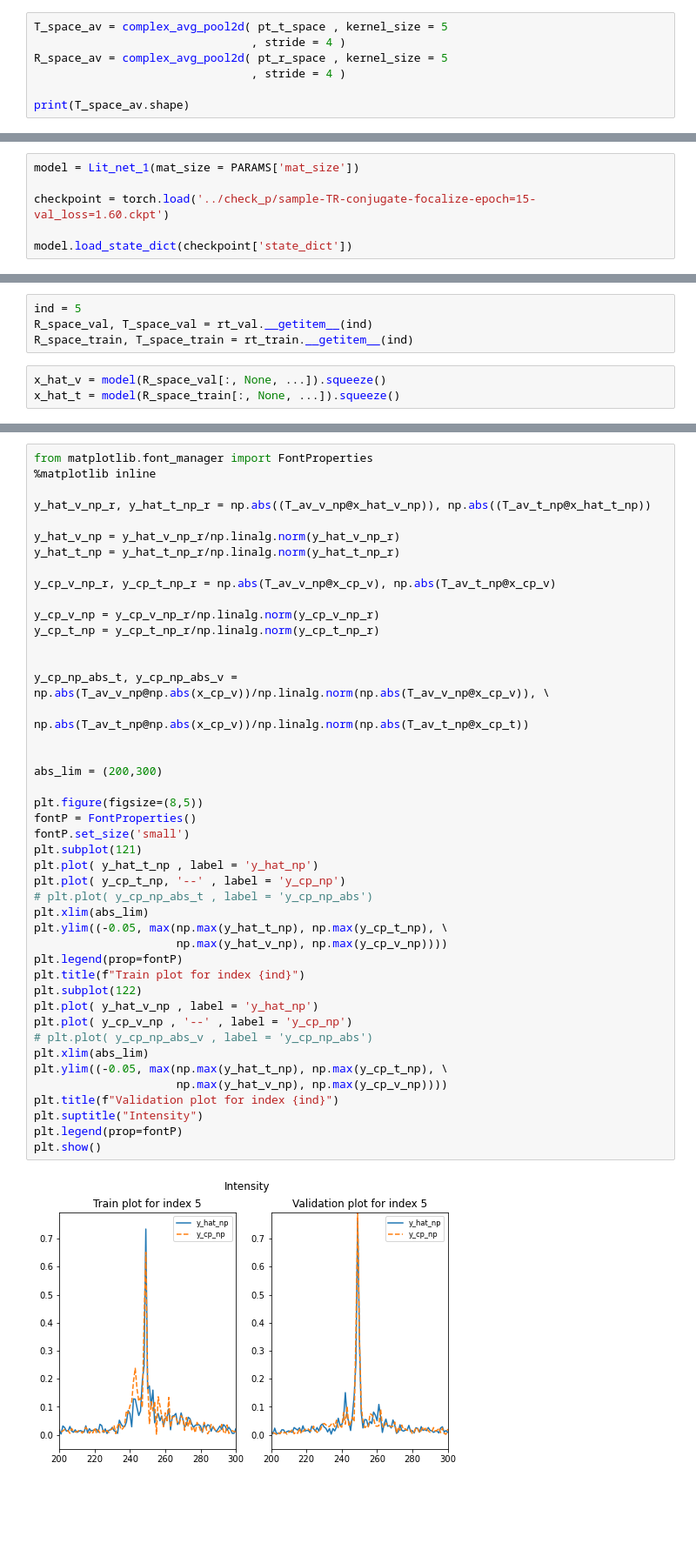
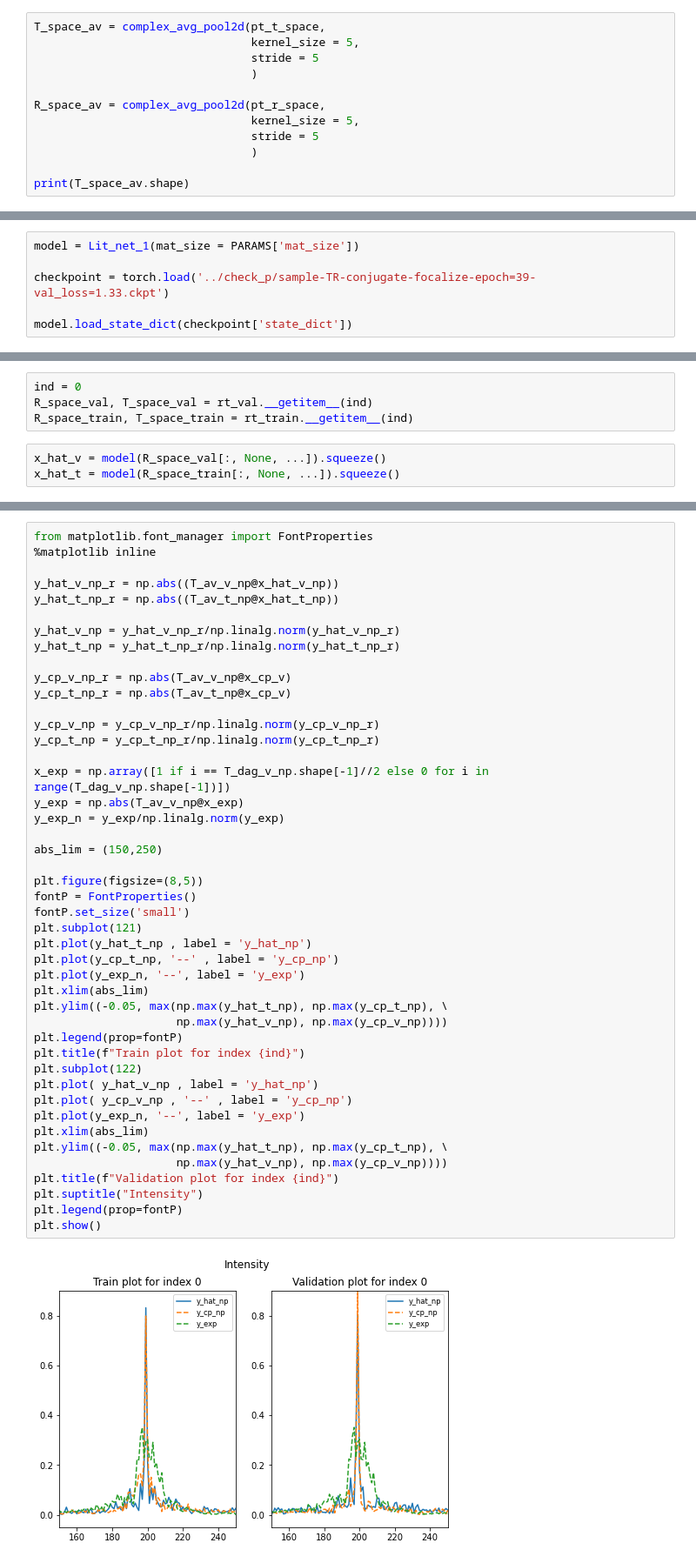
Before and after one commit to octaveguinebretiere/deepl_RT, a Jupyter notebook: net_focalize.ipynb, the cells around one changed output, grey strips where cells are left out. Shown at 87% size. Drawn from its saved outputs; the diff is of its cells as text; blank space fills up the shorter version.

```diff
--- a/net_focalize.ipynb
+++ b/net_focalize.ipynb
@@ -66,10 +65,15 @@ torch.Size([192, 1999, 1999])
 # %% [markdown]
 #### Average pooling is performed on the transmission and reception matrices in space
 # %%
-T_space_av = complex_avg_pool2d( pt_t_space , kernel_size = 5
-                                , stride = 4 )
-R_space_av = complex_avg_pool2d( pt_r_space , kernel_size = 5
-                                , stride = 4 )
+T_space_av = complex_avg_pool2d(pt_t_space,
+                                kernel_size = 5,
+                                stride = 5
+                                )
+
+R_space_av = complex_avg_pool2d(pt_r_space,
+                                kernel_size = 5,
+                                stride = 5
+                                )
 
 print(T_space_av.shape)
 # %% [output]
@@ -403,13 +409,13 @@ FINISHED TRAINING
 # %%
 model = Lit_net_1(mat_size = PARAMS['mat_size'])
 
-checkpoint = torch.load('../check_p/sample-TR-conjugate-focalize-epoch=15-val_loss=1.60.ckpt')
+checkpoint = torch.load('../check_p/sample-TR-conjugate-focalize-epoch=39-val_loss=1.33.ckpt')
 
 model.load_state_dict(checkpoint['state_dict'])
 # %% [output]
 <All keys matched successfully>
 # %%
-ind = 5
+ind = 0
 R_space_val, T_space_val = rt_val.__getitem__(ind)
 R_space_train, T_space_train = rt_train.__getitem__(ind)
 # %%
@@ -464,45 +480,46 @@ plt.show()
 from matplotlib.font_manager import FontProperties
 %matplotlib inline
 
-y_hat_v_np_r, y_hat_t_np_r = np.abs((T_av_v_np@x_hat_v_np)), np.abs((T_av_t_np@x_hat_t_np))
+y_hat_v_np_r = np.abs((T_av_v_np@x_hat_v_np))
+y_hat_t_np_r = np.abs((T_av_t_np@x_hat_t_np))
 
 y_hat_v_np = y_hat_v_np_r/np.linalg.norm(y_hat_v_np_r)
 y_hat_t_np = y_hat_t_np_r/np.linalg.norm(y_hat_t_np_r)
 
-y_cp_v_np_r, y_cp_t_np_r = np.abs(T_av_v_np@x_cp_v), np.abs(T_av_t_np@x_cp_v)
+y_cp_v_np_r = np.abs(T_av_v_np@x_cp_v)
+y_cp_t_np_r = np.abs(T_av_t_np@x_cp_v)
 
 y_cp_v_np = y_cp_v_np_r/np.linalg.norm(y_cp_v_np_r)
 y_cp_t_np = y_cp_t_np_r/np.linalg.norm(y_cp_t_np_r)
 
+x_exp = np.array([1 if i == T_dag_v_np.shape[-1]//2 else 0 for i in range(T_dag_v_np.shape[-1])])
+y_exp = np.abs(T_av_v_np@x_exp)
+y_exp_n = y_exp/np.linalg.norm(y_exp)
 
-y_cp_np_abs_t, y_cp_np_abs_v = np.abs(T_av_v_np@np.abs(x_cp_v))/np.linalg.norm(np.abs(T_av_v_np@x_cp_v)), \
-                            np.abs(T_av_t_np@np.abs(x_cp_v))/np.linalg.norm(np.abs(T_av_t_np@x_cp_t))
-
-
-abs_lim = (200,300)
+abs_lim = (150,250)
 
 plt.figure(figsize=(8,5))
 fontP = FontProperties()
 fontP.set_size('small')
 plt.subplot(121)
-plt.plot( y_hat_t_np , label = 'y_hat_np')
-plt.plot( y_cp_t_np, '--' , label = 'y_cp_np')
-# plt.plot( y_cp_np_abs_t , label = 'y_cp_np_abs')
+plt.plot(y_hat_t_np , label = 'y_hat_np')
+plt.plot(y_cp_t_np, '--' , label = 'y_cp_np')
+plt.plot(y_exp_n, '--', label = 'y_exp')
 plt.xlim(abs_lim)
 plt.ylim((-0.05, max(np.max(y_hat_t_np), np.max(y_cp_t_np), \
                      np.max(y_hat_v_np), np.max(y_cp_v_np))))
 plt.legend(prop=fontP)
 plt.title(f"Train plot for index {ind}")
 plt.subplot(122)
 plt.plot( y_hat_v_np , label = 'y_hat_np')
 plt.plot( y_cp_v_np , '--' , label = 'y_cp_np')
-# plt.plot( y_cp_np_abs_v , label = 'y_cp_np_abs')
+plt.plot(y_exp_n, '--', label = 'y_exp')
 plt.xlim(abs_lim)
 plt.ylim((-0.05, max(np.max(y_hat_t_np), np.max(y_cp_t_np), \
                      np.max(y_hat_v_np), np.max(y_cp_v_np))))
 plt.title(f"Validation plot for index {ind}")
 plt.suptitle("Intensity")
 plt.legend(prop=fontP)
 plt.show()
 # %% [output]
-[figure, old version]
+[figure, new version]
```
Also changed, not shown: parts of 11 cells of this notebook.
